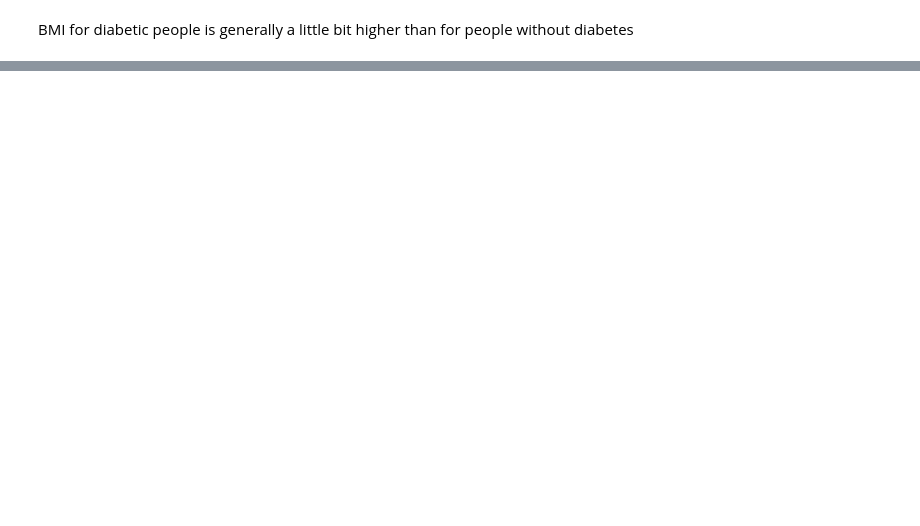
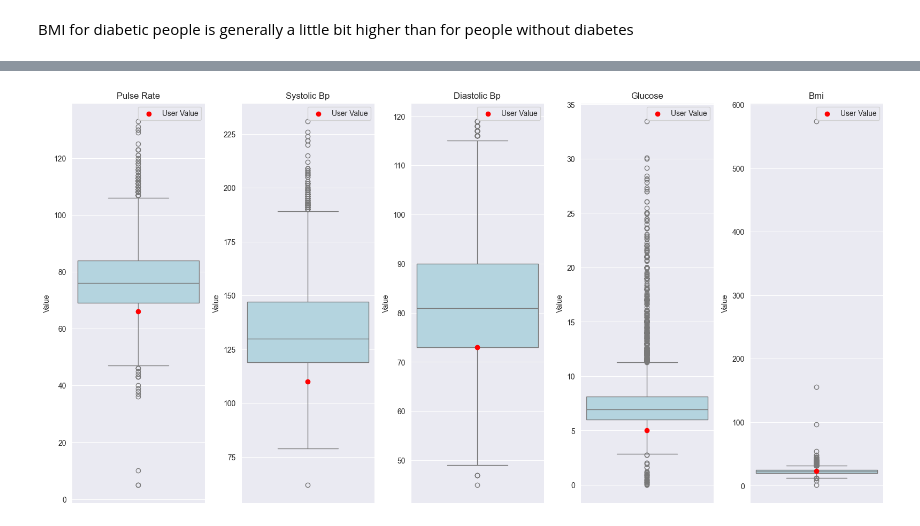
Before and after one commit to BinaryWiz4rd/PythonProject, a Jupyter notebook: Project/mini_project.ipynb, the cells around one changed output, grey strips where cells are left out. Drawn from its saved outputs; the diff is of its cells as text; code cells hidden in the pictures; blank space fills up the shorter version.

```diff
--- a/Project/mini_project.ipynb
+++ b/Project/mini_project.ipynb
@@ -359,0 +392,85 @@ BMI for diabetic people is generally a little bit higher than for people without
+# %%
+import matplotlib.pyplot as plt
+import seaborn as sns
+import pandas as pd
+
+# Load data
+data = pd.read_csv("Diabetes_Final_Data_V2.csv")
+
+# Convert to DataFrame
+df = pd.DataFrame(data)
+
+# User Input
+user_data = {
+    'pulse_rate': int(input("Enter your pulse rate: ")),
+    'systolic_bp': int(input("Enter your systolic blood pressure: ")),
+    'diastolic_bp': int(input("Enter your diastolic blood pressure: ")),
+    'glucose': int(input("Enter your glucose level: ")),
+    'bmi': float(input("Enter your bmi: "))
+}
+
+def get_health_advice(user_data):
+    advice = []
+
+    # Pulse Rate Advice
+    if user_data['pulse_rate'] < 60:
+        advice.append("Your pulse rate is below the normal range. If you feel lightheaded or fatigued, consult a healthcare provider.")
+    elif user_data['pulse_rate'] > 100:
+        advice.append("Your pulse rate is high. This could indicate stress, dehydration, or a heart condition. Consider getting a check-up.")
+    else:
+        advice.append("Your pulse rate is within a healthy range. Keep up the good work!")
+
+    # Blood Pressure Advice
+    if user_data['systolic_bp'] < 90 or user_data['diastolic_bp'] < 60:
+        advice.append("Your blood pressure is lower than normal. Ensure you're eating enough salt and staying hydrated, but consult a doctor if symptoms like dizziness occur.")
+    elif user_data['systolic_bp'] >= 130 or user_data['diastolic_bp'] >= 80:
+        advice.append("Your blood pressure is on the higher side. Try managing stress, exercising, and reducing salt intake. Consult a healthcare provider if it remains high.")
+    else:
+        advice.append("Your blood pressure is in a healthy range. Maintain a balanced diet and regular physical activity to keep it in check.")
+
+    # Glucose Level Advice
+    if user_data['glucose'] < 70:
+        advice.append("Your glucose level is low. You may need to eat something with carbohydrates to prevent hypoglycemia.")
+    elif user_data['glucose'] >= 70 and user_data['glucose'] <= 99:
+        advice.append("Your glucose level is in the normal range. Keep eating a balanced diet and stay active to maintain it.")
+    elif user_data['glucose'] >= 100 and user_data['glucose'] <= 125:
+        advice.append("Your glucose level is elevated, which may indicate prediabetes. Consider adopting a healthier diet and increasing physical activity.")
+    else:
+        advice.append("Your glucose level is high, which could indicate diabetes. It is essential to consult a healthcare provider for further evaluation.")
+
+    # BMI Advice
+    if user_data['bmi'] < 18.5:
+        advice.append("You are underweight. It may be helpful to focus on nutrient-rich, calorie-dense foods to gain weight in a healthy manner.")
+    elif user_data['bmi'] >= 18.5 and user_data['bmi'] <= 24.9:
+        advice.append("You are in a healthy weight range. Continue with a balanced diet and regular physical activity.")
+    elif user_data['bmi'] >= 25 and user_data['bmi'] <= 29.9:
+        advice.append("You are overweight. Consider adopting a balanced diet and regular exercise routine to lose weight in a healthy way.")
+    else:
+        advice.append("You are in the obesity range. It is important to consult a healthcare provider to work on a weight loss plan, especially for better overall health.")
+
+    return advice
+
+# Get personalized health advice
+health_advice = get_health_advice(user_data)
+
+# Display the health advice
+print("\nHealth Advice:")
+for advice in health_advice:
+    print(f"- {advice}")
+
+# Create Box Plots
+plt.figure(figsize=(16, 8))
+parameters = ['pulse_rate', 'systolic_bp', 'diastolic_bp', 'glucose', 'bmi']
+
+for i, param in enumerate(parameters):
+    plt.subplot(1, 5, i + 1)
+    sns.boxplot(df[param], color='lightblue', width=0.5)
+    plt.scatter(0, user_data[param], color='red', label='User Value', zorder=5)
+    plt.title(param.replace('_', ' ').title())
+    plt.xlabel('')
+    plt.ylabel('Value')
+    plt.legend()
+
+plt.tight_layout()
+plt.show()
+# %% [output]
@@ -359,0 +482 @@ BMI for diabetic people is generally a little bit higher than for people without
+[figure, added]
```
Also changed, not shown: parts of 7 cells of this notebook, 1 other file.
